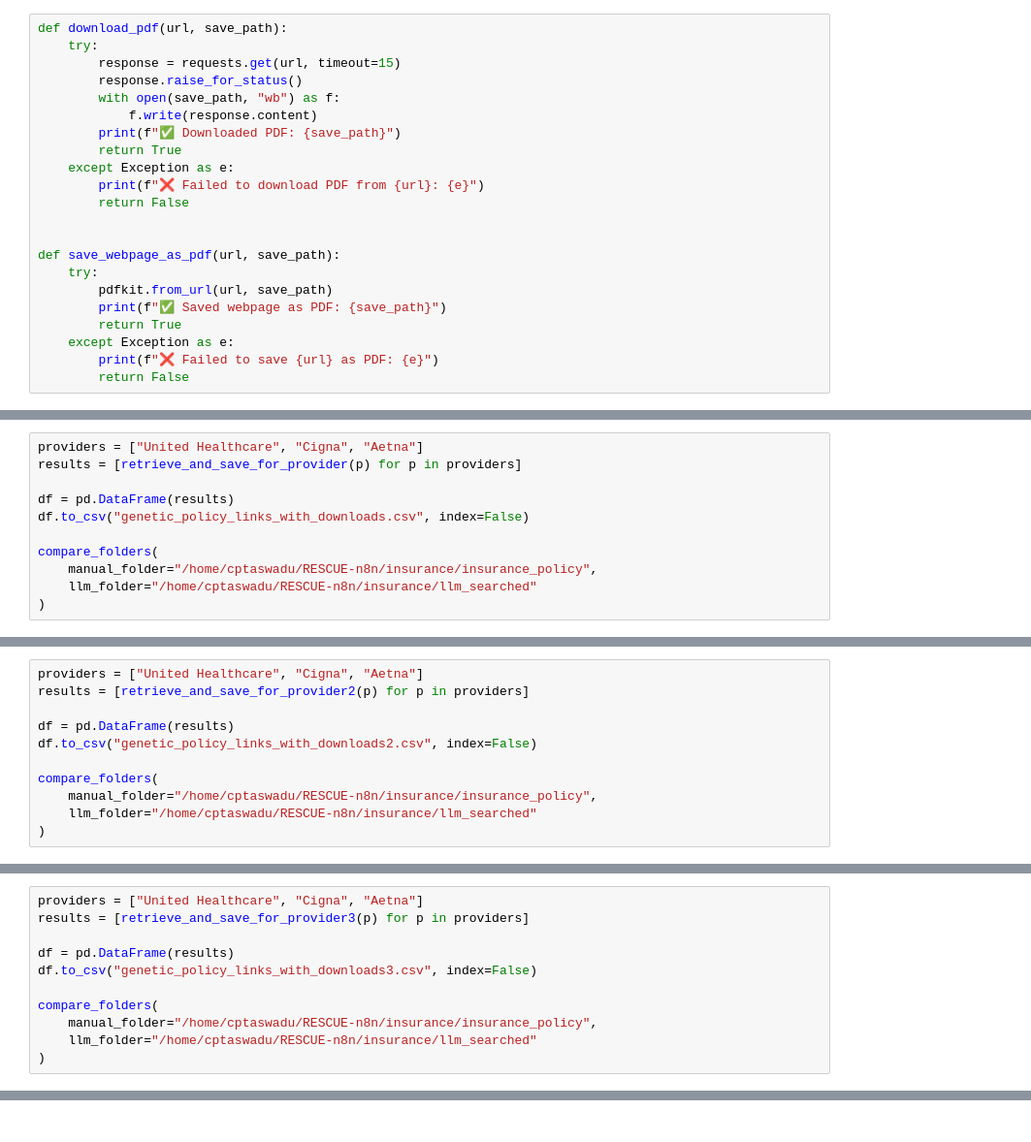
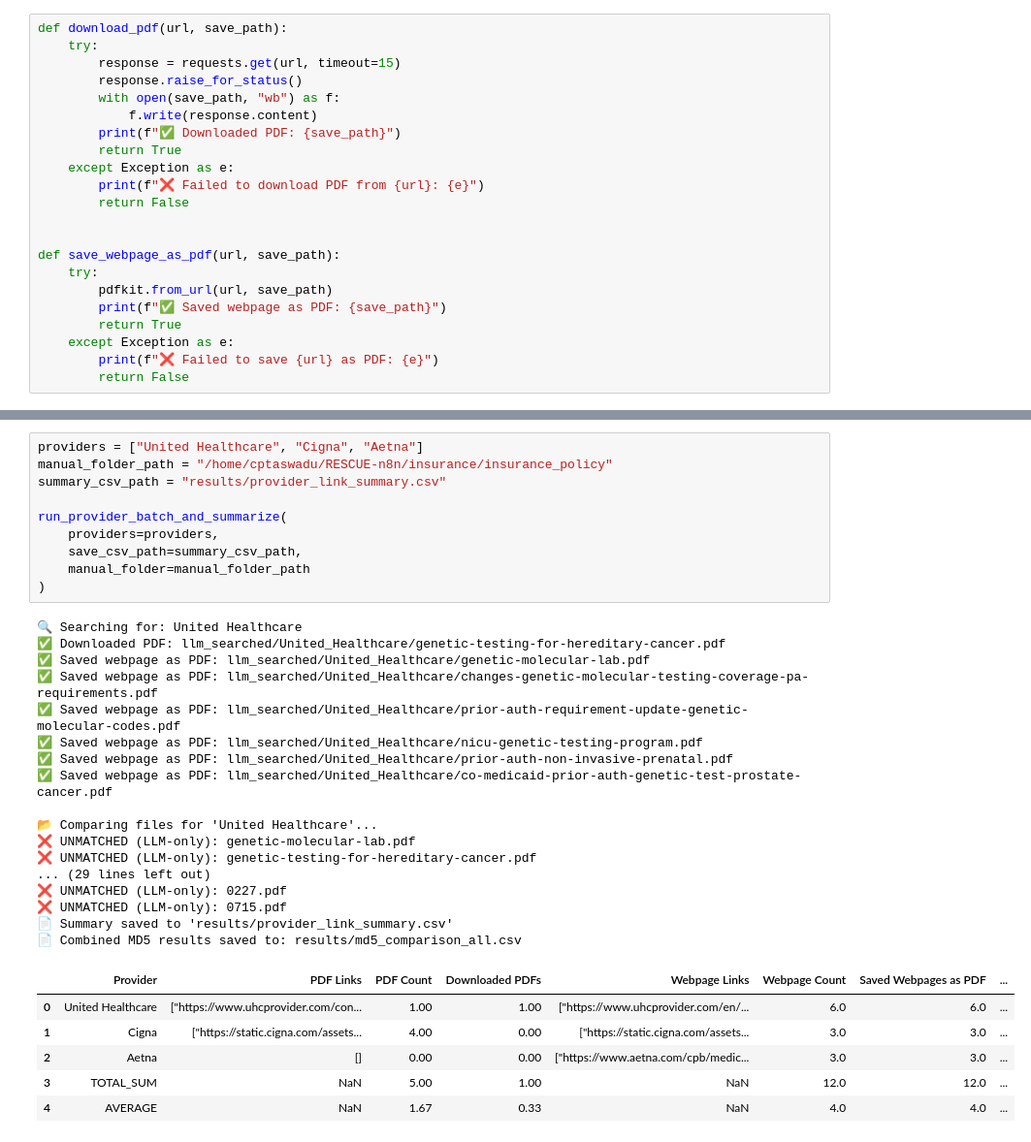
Before and after one commit to stormliucong/RESCUE-n8n, a Jupyter notebook: insurance/LLM_policy_retrieval_modulized.ipynb, the cells around one changed output, grey strips where cells are left out. Shown: that part at 97% size. Drawn from its saved outputs; the diff is of its cells as text.

```diff
--- a/insurance/LLM_policy_retrieval_modulized.ipynb
+++ b/insurance/LLM_policy_retrieval_modulized.ipynb
@@ -326,11 +311,0 @@ def compare_folders(manual_folder, llm_folder):
-# %%
-providers = ["United Healthcare", "Cigna", "Aetna"]
-results = [retrieve_and_save_for_provider(p) for p in providers]
-
-df = pd.DataFrame(results)
-df.to_csv("genetic_policy_links_with_downloads.csv", index=False)
-
-compare_folders(
-    manual_folder="/home/cptaswadu/RESCUE-n8n/insurance/insurance_policy",
-    llm_folder="/home/cptaswadu/RESCUE-n8n/insurance/llm_searched"
-)
@@ -355,11 +311,0 @@ compare_folders(
-# %%
-providers = ["United Healthcare", "Cigna", "Aetna"]
-results = [retrieve_and_save_for_provider2(p) for p in providers]
-
-df = pd.DataFrame(results)
-df.to_csv("genetic_policy_links_with_downloads2.csv", index=False)
-
-compare_folders(
-    manual_folder="/home/cptaswadu/RESCUE-n8n/insurance/insurance_policy",
-    llm_folder="/home/cptaswadu/RESCUE-n8n/insurance/llm_searched"
-)
@@ -384,11 +311,0 @@ compare_folders(
-# %%
-providers = ["United Healthcare", "Cigna", "Aetna"]
-results = [retrieve_and_save_for_provider3(p) for p in providers]
-
-df = pd.DataFrame(results)
-df.to_csv("genetic_policy_links_with_downloads3.csv", index=False)
-
-compare_folders(
-    manual_folder="/home/cptaswadu/RESCUE-n8n/insurance/insurance_policy",
-    llm_folder="/home/cptaswadu/RESCUE-n8n/insurance/llm_searched"
-)
@@ -413,3 +405,37 @@ compare_folders(
+# %%
+providers = ["United Healthcare", "Cigna", "Aetna"]
+manual_folder_path = "/home/cptaswadu/RESCUE-n8n/insurance/insurance_policy"
+summary_csv_path = "results/provider_link_summary.csv"
+
+run_provider_batch_and_summarize(
+    providers=providers,
+    save_csv_path=summary_csv_path,
+    manual_folder=manual_folder_path
+)
+# %% [output]
+🔍 Searching for: United Healthcare
+✅ Downloaded PDF: llm_searched/United_Healthcare/genetic-testing-for-hereditary-cancer.pdf
+✅ Saved webpage as PDF: llm_searched/United_Healthcare/genetic-molecular-lab.pdf
+✅ Saved webpage as PDF: llm_searched/United_Healthcare/changes-genetic-molecular-testing-coverage-pa-requirements.pdf
+✅ Saved webpage as PDF: llm_searched/United_Healthcare/prior-auth-requirement-update-genetic-molecular-codes.pdf
+✅ Saved webpage as PDF: llm_searched/United_Healthcare/nicu-genetic-testing-program.pdf
+✅ Saved webpage as PDF: llm_searched/United_Healthcare/prior-auth-non-invasive-prenatal.pdf
+✅ Saved webpage as PDF: llm_searched/United_Healthcare/co-medicaid-prior-auth-genetic-test-prostate-cancer.pdf
+
+📂 Comparing files for 'United Healthcare'...
+❌ UNMATCHED (LLM-only): genetic-molecular-lab.pdf
+❌ UNMATCHED (LLM-only): genetic-testing-for-hereditary-cancer.pdf
+... (29 lines left out)
+❌ UNMATCHED (LLM-only): 0227.pdf
+❌ UNMATCHED (LLM-only): 0715.pdf
+📄 Summary saved to 'results/provider_link_summary.csv'
+📄 Combined MD5 results saved to: results/md5_comparison_all.csv
+|  | Provider | PDF Links | PDF Count | Downloaded PDFs | Webpage Links | Webpage Count | Saved Webpages as PDF | ... |
+| 0 | United Healthcare | ["https://www.uhcprovider.com/con... | 1.00 | 1.00 | ["https://www.uhcprovider.com/en/... | 6.0 | 6.0 | ... |
+| 1 | Cigna | ["https://static.cigna.com/assets... | 4.00 | 0.00 | ["https://static.cigna.com/assets... | 3.0 | 3.0 | ... |
+| 2 | Aetna | [] | 0.00 | 0.00 | ["https://www.aetna.com/cpb/medic... | 3.0 | 3.0 | ... |
+| 3 | TOTAL_SUM | NaN | 5.00 | 1.00 | NaN | 12.0 | 12.0 | ... |
+| 4 | AVERAGE | NaN | 1.67 | 0.33 | NaN | 4.0 | 4.0 | ... |
 # %%
 def main():
     providers = ["United Healthcare", "Cigna", "Capital BC", "Carelon"]
```
Also changed, not shown: parts of 11 cells of this notebook, 20 other files.
